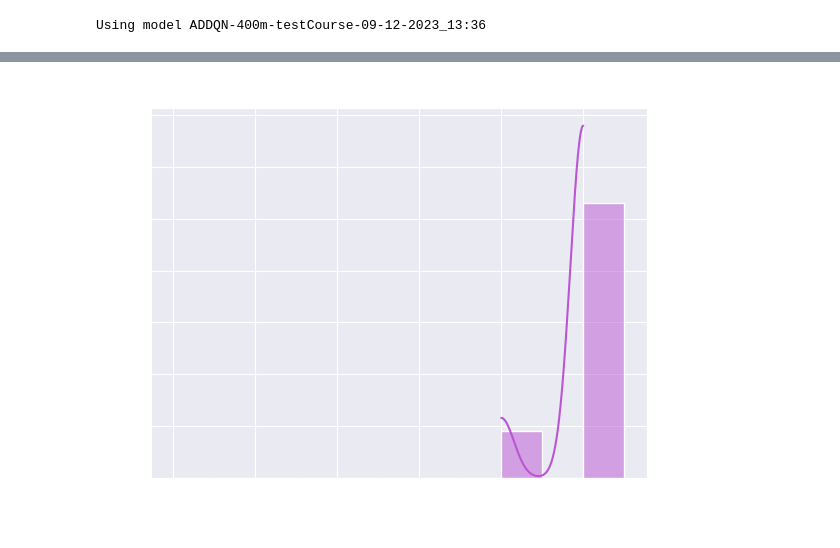
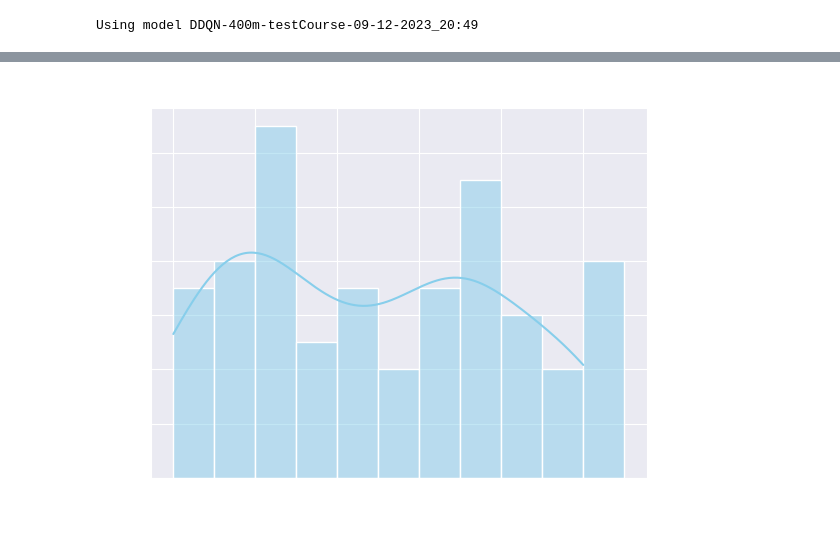
Before and after one commit to Bryce-Davidson/bike-simulation-RL-agent, a Jupyter notebook: plots/animiate.ipynb, the cells around one changed output, grey strips where cells are left out. Saved outputs shown, nothing was run; the diff lists cells and outputs as text; code cells hidden in the pictures.

```diff
--- a/plots/animiate.ipynb
+++ b/plots/animiate.ipynb
@@ -28,11 +28,11 @@ import matplotlib.pyplot as plt
 import matplotlib.animation as animation
 from IPython.display import HTML
 
-MODEL_SLUG = sorted(os.listdir("./models/logs"))[-1]
+MODEL_SLUG = sorted(os.listdir("./models/trained"))[-1]
 print(f"Using model {MODEL_SLUG}")
 
 # Load your data
-actions = pd.read_csv(f"./models/logs/{MODEL_SLUG}/actions.csv")
+actions = pd.read_csv(f"./models/trained/{MODEL_SLUG}/logs/actions.csv")
 
 # Set the style to 'darkgrid'
 sns.set_style('darkgrid')
@@ -42,33 +42,33 @@ fig, ax = plt.subplots()
 
 # Define the animate function that will be called for each frame of the animation
 def animate(i):
     # Clear the previous plot
     ax.clear()
 
     # Filter the data for the current episode
     data = actions[actions['episode'] == i]
 
     # Create the histogram using seaborn
     sns.histplot(data=data, x='action', ax=ax,
                  bins=range(actions['action'].min(), actions['action'].max()+2),
-                 color='mediumorchid', kde=True)
+                 color='skyblue', kde=True)
 
     # Set the title of the plot
     ax.set_title(f'Episode {i}', color='white')
 
     # Set the color of the labels
     ax.xaxis.label.set_color('white')
     ax.yaxis.label.set_color('white')
 
     # Set the color of the ticks
     ax.tick_params(colors='white')
 
 # Create the animation object
 ani = animation.FuncAnimation(fig, animate, frames=actions['episode'].nunique(), interval=100, repeat=True)
 
 # Convert the animation to HTML and display it
 HTML(ani.to_jshtml())
 # %% [output]
-Using model ADDQN-400m-testCourse-09-12-2023_13:36
+Using model DDQN-400m-testCourse-09-12-2023_20:49
 [interactive output not drawn]
-[figure, old version]
+[figure, new version]
```
Also changed, not shown: 13 other files.
